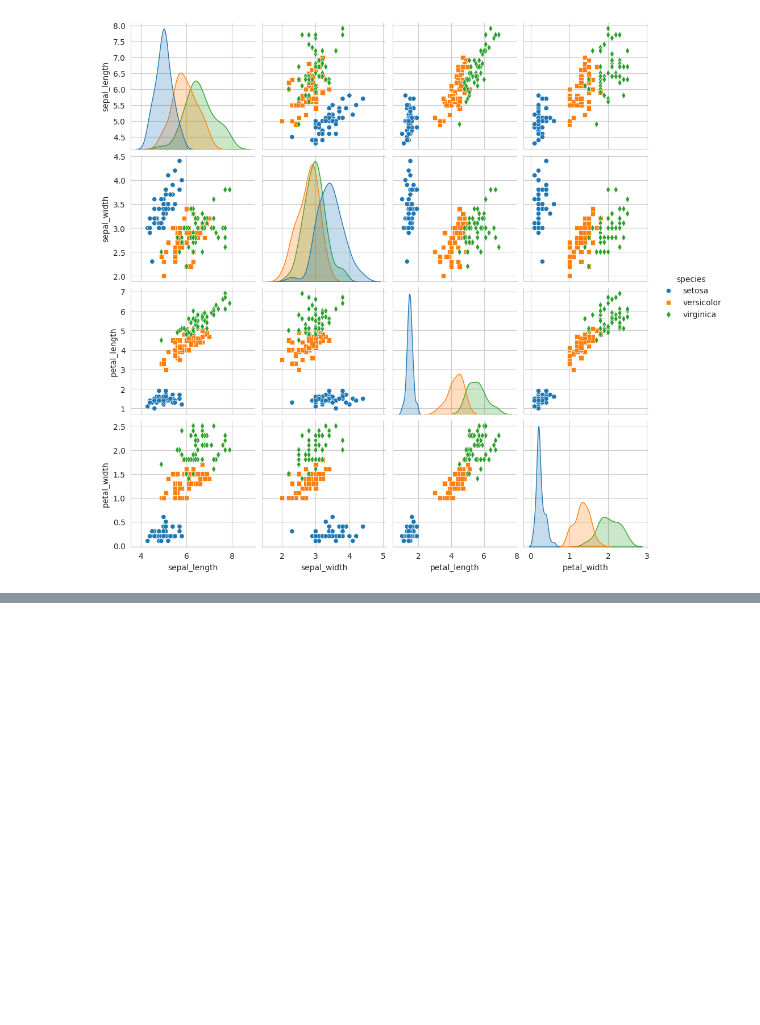
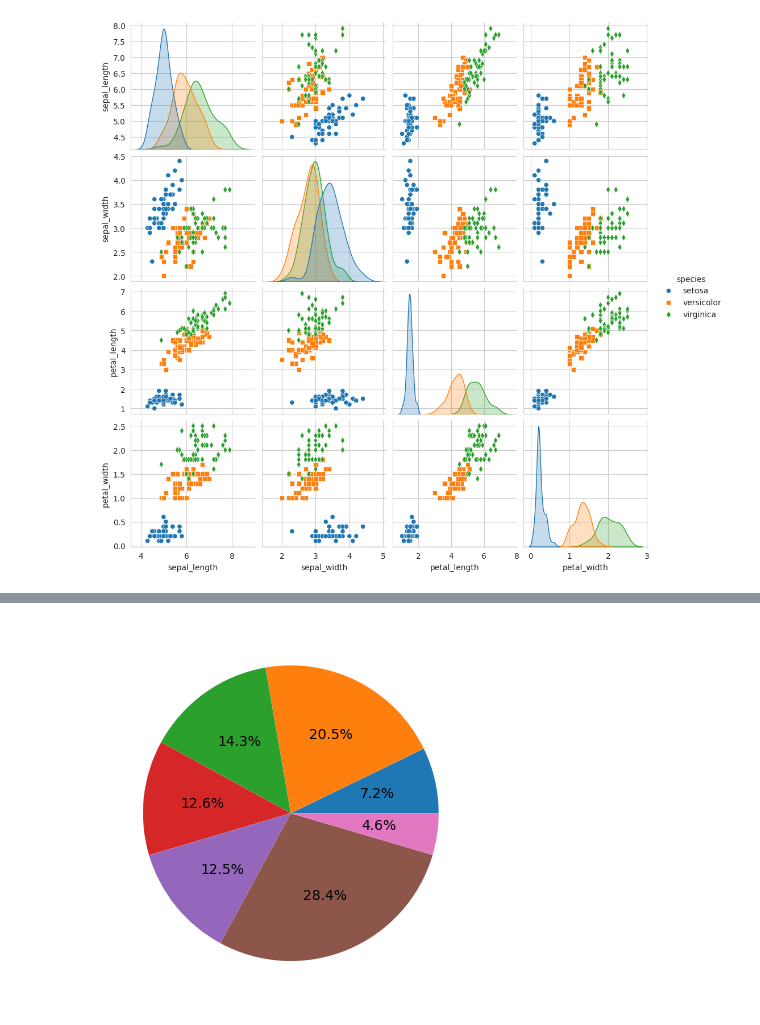
Before and after one commit to bohara10/ML_training, a Jupyter notebook: visulaization.ipynb, the cells around one changed output, grey strips where cells are left out. Cells and saved outputs as stored; diff of their text form; code cells hidden in the pictures; blank space fills up the shorter version.

```diff
--- a/visulaization.ipynb
+++ b/visulaization.ipynb
@@ -82,0 +129,6 @@ df = pd.read_csv("/content/drive/MyDrive/Ice Cream Ratings.csv")
+# %%
+# pie chart
+plt.pie(df['Flavor Rating'],  autopct='%1.1f%%')
+plt.show()
+# %% [output]
+[figure, added]
```
Also changed, not shown: parts of 11 cells of this notebook.
